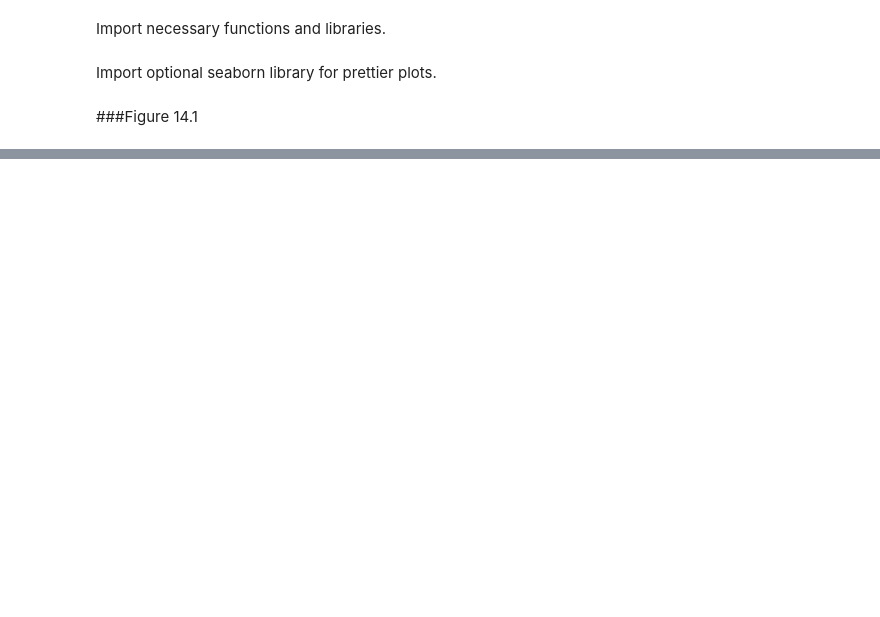
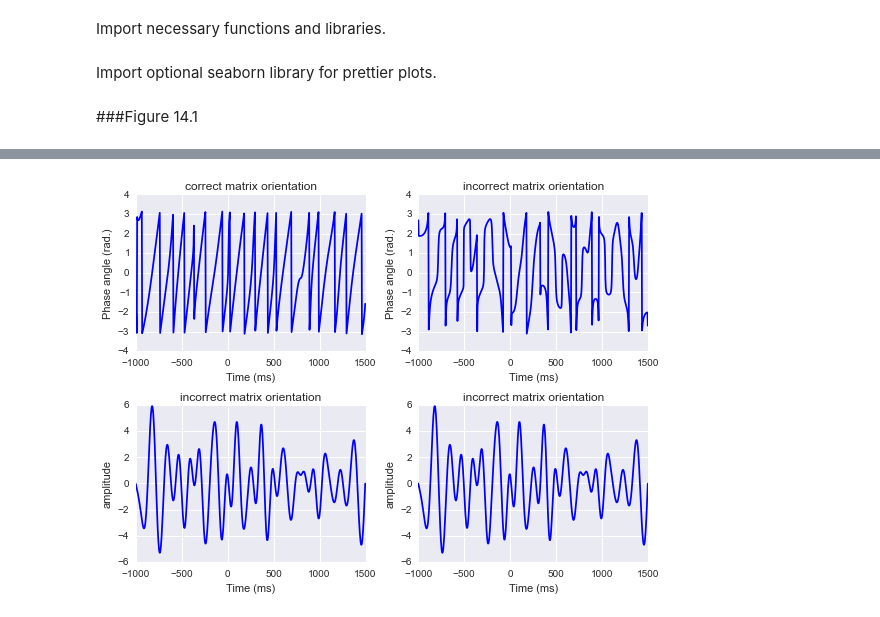
Before and after one commit to lyndond/Analyzing_Neural_Time_Series, a Jupyter notebook: chapter14.ipynb, the cells around one changed output, grey strips where cells are left out. Drawn from its saved outputs; the diff is of its cells as text; code cells hidden in the pictures; blank space fills up the shorter version.

```diff
--- a/chapter14.ipynb
+++ b/chapter14.ipynb
@@ -88,0 +90,12 @@ plt.tight_layout()
+# %%
+data = scipy.io.loadmat('sampleEEGdata')
+EEGdata = data["EEG"][0,0]["data"]
+EEGpnts = data["EEG"][0,0]["pnts"][0,0] #number of points in EEG data
+EEGtimes = data["EEG"][0,0]["times"][0]
+EEGsrate = float(data["EEG"][0,0]["srate"][0]) #make float for division purposes later
+EEGtrials = data["EEG"][0,0]["trials"][0,0]
+EEGnbchan = data["EEG"][0,0]["nbchan"][0,0]
+
+
+
+EEGchanlocslabels=data["EEG"][0,0]["chanlocs"][0]["labels"]
@@ -88,0 +106,65 @@ plt.tight_layout()
+# %%
+# first, filter data (filter mechanisms will be explained more below; for now, focus on
+# using the phases from the Hilbert transform to test whether the matrix input was correct)
+
+
+nyquist = EEGsrate/2.
+lower_filter_bound = 4. #hz
+upper_filter_bound = 10. #hz
+
+transition_width = 0.2
+filter_order = np.round(3*EEGsrate/lower_filter_bound)
+
+#create filter shape
+
+ffrequencies = np.array([0, (1-transition_width) * lower_filter_bound,
+                        lower_filter_bound, upper_filter_bound,
+                         (1 + transition_width)* upper_filter_bound, nyquist]) / nyquist
+
+idealresponse = np.array([0,0,1,1,0,0])
+filterweights = firls(filter_order,ffrequencies,idealresponse) #use firls script described above
+
+#apply the filter kernal to the data to obtain the band-pass filtered signal
+filtered_data = zeros([EEGnbchan,EEGpnts]);
+
+for chani in xrange(EEGnbchan):
+    filtered_data[chani,:] = sig.filtfilt(filterweights,1,EEGdata[chani,:,0])
+
+#  apply hilbert transform in correct and incorrect orientations
+hilbert_oops = hilbert(filtered_data, axis=0);
+hilbert_yes  = hilbert(filtered_data,axis=-1); #compute it along the last axis
+
+#  Note that the output of the hilbert transform is transposed to bring us back to an electrode X time matrix.
+plt.figure(figsize=[8,6])
+
+plt.subplot(221)
+plt.plot(EEGtimes,angle(hilbert_yes[0,:]),'b');
+plt.title('correct matrix orientation')
+plt.xlabel('Time (ms)'), plt.ylabel('Phase angle (rad.)')
+gca =plt.gca()
+plt.setp(gca,'xlim',[-1000, 1500])
+
+plt.subplot(222)
+plt.plot(EEGtimes,angle(hilbert_oops[0,:]),'b');
+plt.title('incorrect matrix orientation')
+plt.xlabel('Time (ms)'), plt.ylabel('Phase angle (rad.)')
+gca =plt.gca()
+plt.setp(gca,'xlim',[-1000, 1500])
+
+plt.subplot(223)
+plt.plot(EEGtimes,real(hilbert_yes[0,:]),'b');
+plt.title('incorrect matrix orientation')
+plt.xlabel('Time (ms)'), plt.ylabel('amplitude')
+gca =plt.gca()
+plt.setp(gca,'xlim',[-1000, 1500])
+
+plt.subplot(224)
+plt.plot(EEGtimes,real(hilbert_oops[0,:]),'b');
+plt.title('incorrect matrix orientation')
+plt.xlabel('Time (ms)'), plt.ylabel('amplitude')
+gca =plt.gca()
+plt.setp(gca,'xlim',[-1000, 1500])
+
+plt.tight_layout()
+# %% [output]
+[figure, added]
```
Also changed, not shown: parts of 6 cells of this notebook, 1 other file.
